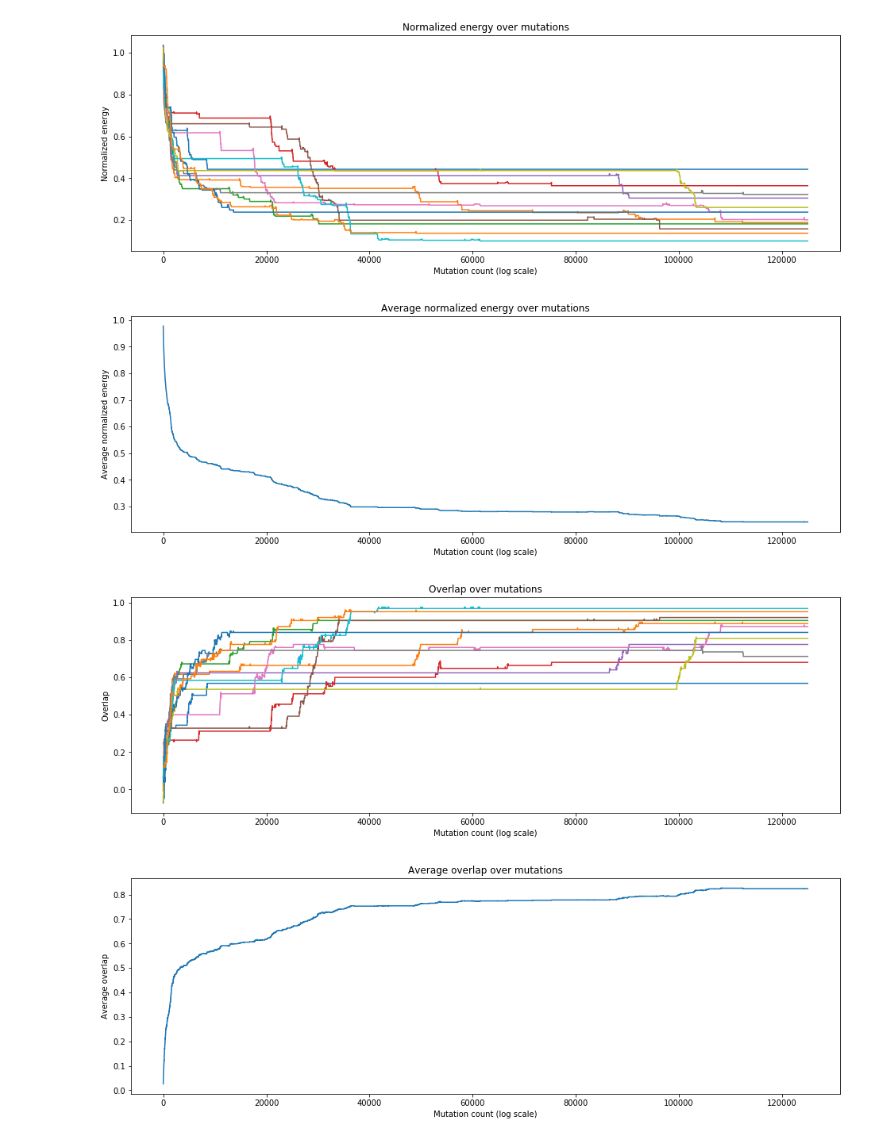
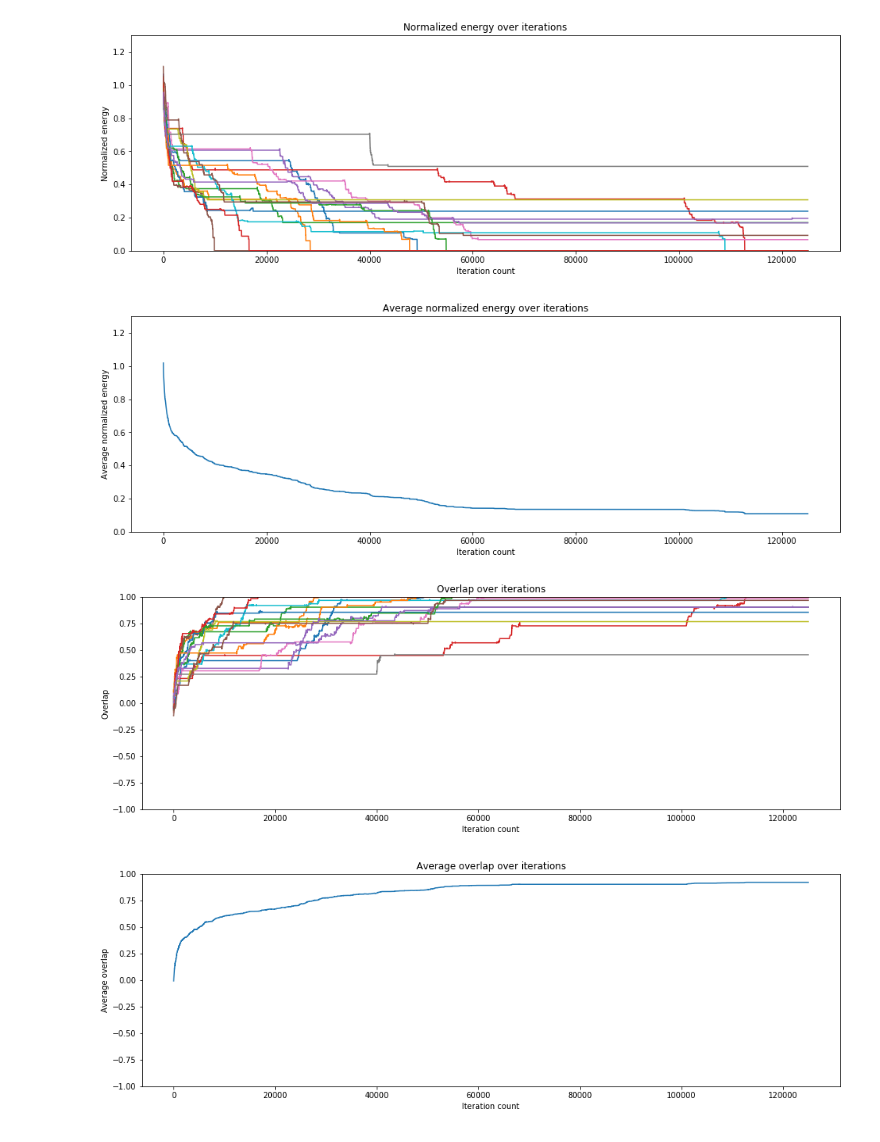
Before and after one commit to njroussel/SimulatedAnnealing, a Jupyter notebook: Running.ipynb, the cells around one changed output. Saved outputs shown, nothing was run; the diff lists cells and outputs as text; code cells hidden in the pictures.

```diff
--- a/Running.ipynb
+++ b/Running.ipynb
@@ -15,7 +15,7 @@ N = 250
 M = int(ALPHA * N)
 T = 500 * N
 MEASURE_STEP = 1
-RUN_COUNT = 12
+RUN_COUNT = 16
 THREAD_COUNT = 4
 # %%
 # SEEDS
@@ -46,39 +46,43 @@ allOverlapMeasures = multiRunner.getOverlapMeasures()
 # %%
 # PLOT
 for i in range(RUN_COUNT):
     EMeasures = allEMeasures[:, i]
     plt.plot(range(0, T + 1, MEASURE_STEP), EMeasures / M)
-plt.title('Normalized energy over mutations')
-plt.xlabel('Mutation count (log scale)')
+plt.ylim(ymin=0, ymax=1.3)
+plt.title('Normalized energy over iterations')
+plt.xlabel('Iteration count')
 plt.ylabel('Normalized energy')
 plt.show()
 
 EMeasuresMean = np.mean(allEMeasures, axis=1)
 EMeasuresStd = np.std(allEMeasures, axis=1)
 
 plt.plot(range(0, T + 1, MEASURE_STEP), EMeasuresMean / M)
-plt.title('Average normalized energy over mutations')
-plt.xlabel('Mutation count (log scale)')
+plt.ylim(ymin=0, ymax=1.3)
+plt.title('Average normalized energy over iterations')
+plt.xlabel('Iteration count')
 plt.ylabel('Average normalized energy')
 plt.show()
 
 for i in range(RUN_COUNT):
     overlapMeasures = allOverlapMeasures[:, i]
     plt.plot(range(0, T + 1, MEASURE_STEP), overlapMeasures)
-plt.title('Overlap over mutations')
-plt.xlabel('Mutation count (log scale)')
+plt.ylim(ymin=-1, ymax=1)
+plt.title('Overlap over iterations')
+plt.xlabel('Iteration count')
 plt.ylabel('Overlap')
 plt.show()
 
 
 overlapMeasuresMean = np.mean(allOverlapMeasures, axis=1)
 plt.plot(range(0, T + 1, MEASURE_STEP), overlapMeasuresMean)
-plt.title('Average overlap over mutations')
-plt.xlabel('Mutation count (log scale)')
+plt.ylim(ymin=-1, ymax=1)
+plt.title('Average overlap over iterations')
+plt.xlabel('Iteration count')
 plt.ylabel('Average overlap')
 plt.show()
 # %% [output]
-[figure, old version]
+[figure, new version]
-[figure, old version]
+[figure, new version]
-[figure, old version]
+[figure, new version]
-[figure, old version]
+[figure, new version]
```
Also changed, not shown: 16 other files.
